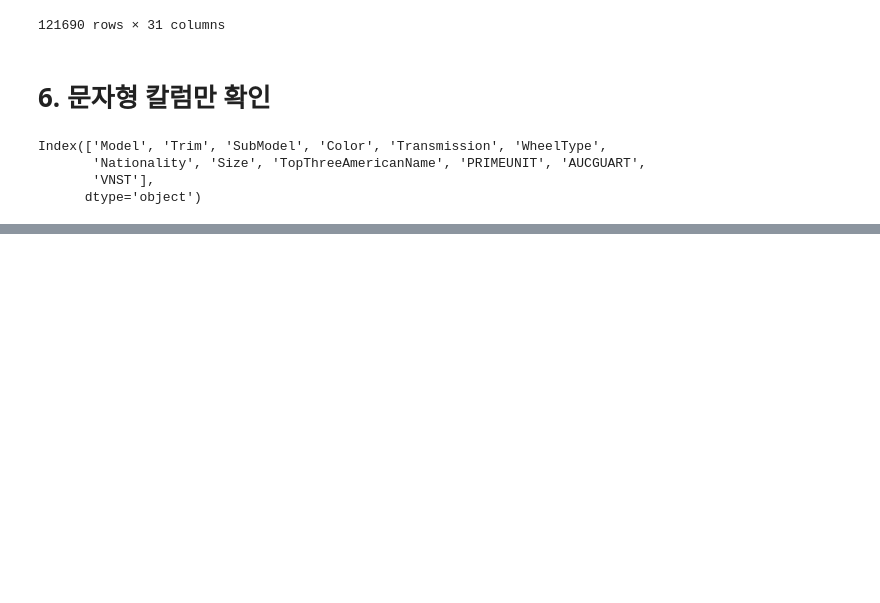
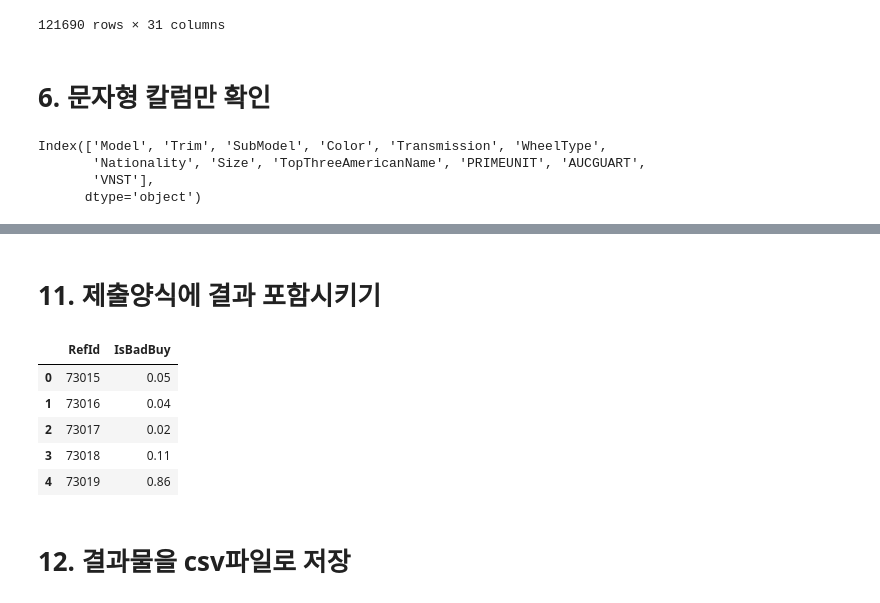
Before and after one commit to psuny1116/kaggle, a Jupyter notebook: Don't get kicked.ipynb, the cells around one changed output, grey strips where cells are left out. Cells and saved outputs as stored; diff of their text form; code cells hidden in the pictures; blank space fills up the shorter version.

```diff
--- a/Don't get kicked.ipynb
+++ b/Don't get kicked.ipynb
@@ -185,0 +247,4 @@ Index(['Model', 'Trim', 'SubModel', 'Color', 'Transmission', 'WheelType',
+# %%
+# 결측치 채우기
+
+alldata2 = alldata2.fillna(-1)     # 기존 데이터의 0 또는 평균값과 동일한 값과 구분하기 위해 결측치를 0이나 평균값이 아닌 -1로 대체
@@ -185,0 +273,3 @@ Index(['Model', 'Trim', 'SubModel', 'Color', 'Transmission', 'WheelType',
+# %%
+train2 = alldata2[:len(train)]     # alldata2를 앞에서부터 train 갯수만큼 train2로 분리
+test2 = alldata2[len(train):]     # alldata2를 train갯수 이후부터 나머지를 test2로 분리
@@ -185,0 +278,7 @@ Index(['Model', 'Trim', 'SubModel', 'Color', 'Transmission', 'WheelType',
+# %%
+from sklearn.ensemble import RandomForestClassifier     # 분류문제이므로 RandomForestClassifier 사용
+
+rf = RandomForestClassifier(n_jobs = -1, random_state = 42)     # n_jobs = -1은 cpu를 최대로 사용, random_state 지정 안하면 할 때마다 랜덤하게 변하므로 일정하게 하기 위해 아무 숫자나 지정
+rf.fit(train2, train['IsBadBuy'])     # 정답칼럼: IsBadBuy
+result = rf.predict_proba(test2)     # 캐글 분류대회는 확률로 제출해야 하기 때문에 결과 예측을 predict_proba로 함
+result     # result 결과 중 오른쪽(클래스1 = True)에 있는 걸 제출해야 함(첫 줄에서 0.95, 0.05 중 0.05)
@@ -185,0 +309,14 @@ Index(['Model', 'Trim', 'SubModel', 'Color', 'Transmission', 'WheelType',
+# %% [markdown]
+# 11. 제출양식에 결과 포함시키기
+# %%
+sub['IsBadBuy'] = result[:, 1]     # result 결과 중 오른쪽에 있는 것만 선택
+sub.head()
+# %% [output]
+|  | RefId | IsBadBuy |
+| 0 | 73015 | 0.05 |
+| 1 | 73016 | 0.04 |
+| 2 | 73017 | 0.02 |
+| 3 | 73018 | 0.11 |
+| 4 | 73019 | 0.86 |
+# %% [markdown]
+# 12. 결과물을 csv파일로 저장
```
Also changed, not shown: parts of 14 cells of this notebook.
